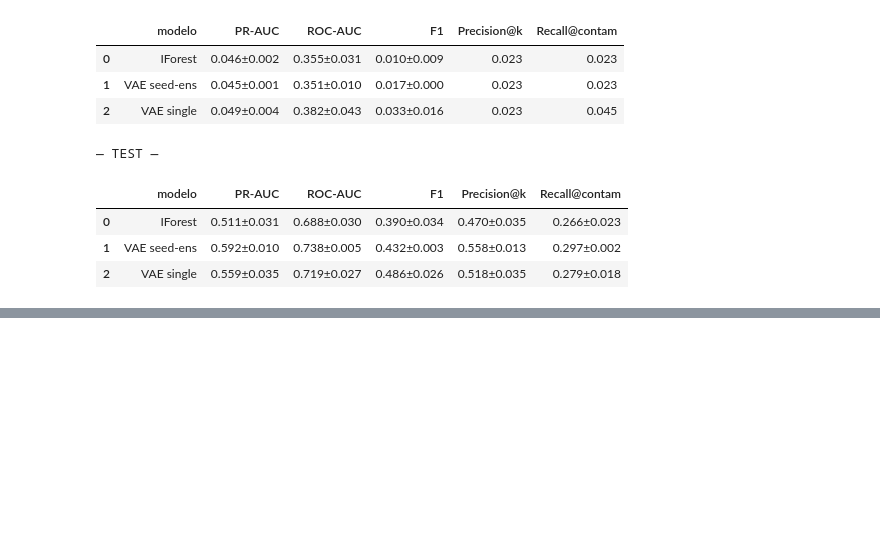
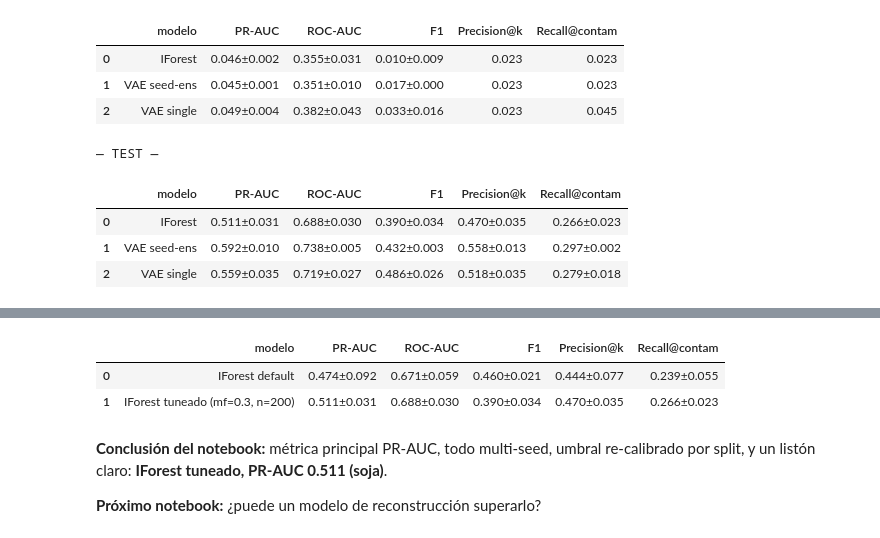
Before and after one commit to Castanosjoaquin/Trabajo_final_ML, a Jupyter notebook: componente_a/experiments/01_evaluacion_y_baseline.ipynb, the cells around one changed output, grey strips where cells are left out. Drawn from its saved outputs; the diff is of its cells as text; code cells hidden in the pictures; blank space fills up the shorter version.

```diff
--- a/componente_a/experiments/01_evaluacion_baseline_y_como_correrlo.ipynb
+++ b/componente_a/experiments/01_evaluacion_y_baseline.ipynb
@@ -128,0 +130,13 @@ Es el listón de toda la historia. En los próximos notebooks vamos modelo por m
+# %%
+explib.show(explib.compare_table([
+    ("iforest_v1_base","IForest default"),
+    ("iforest_v2_mf03_n200","IForest tuneado (mf=0.3, n=200)")], "soja"))
+# %% [output]
+|  | modelo | PR-AUC | ROC-AUC | F1 | Precision@k | Recall@contam |
+| 0 | IForest default | 0.474±0.092 | 0.671±0.059 | 0.460±0.021 | 0.444±0.077 | 0.239±0.055 |
+| 1 | IForest tuneado (mf=0.3, n=200) | 0.511±0.031 | 0.688±0.030 | 0.390±0.034 | 0.470±0.035 | 0.266±0.023 |
+# %% [markdown]
+**Conclusión del notebook:** métrica principal PR-AUC, todo multi-seed, umbral
+re-calibrado por split, y un listón claro: **IForest tuneado, PR-AUC 0.511 (soja)**.
+
+**Próximo notebook:** ¿puede un modelo de reconstrucción superarlo?
```
Also changed, not shown: parts of 14 cells of this notebook, 37 other files.
